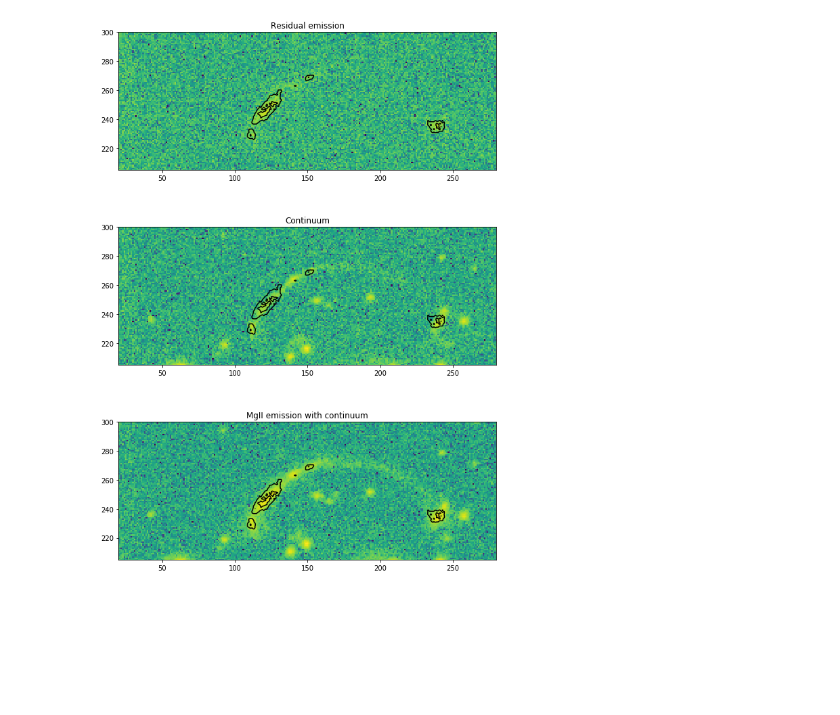
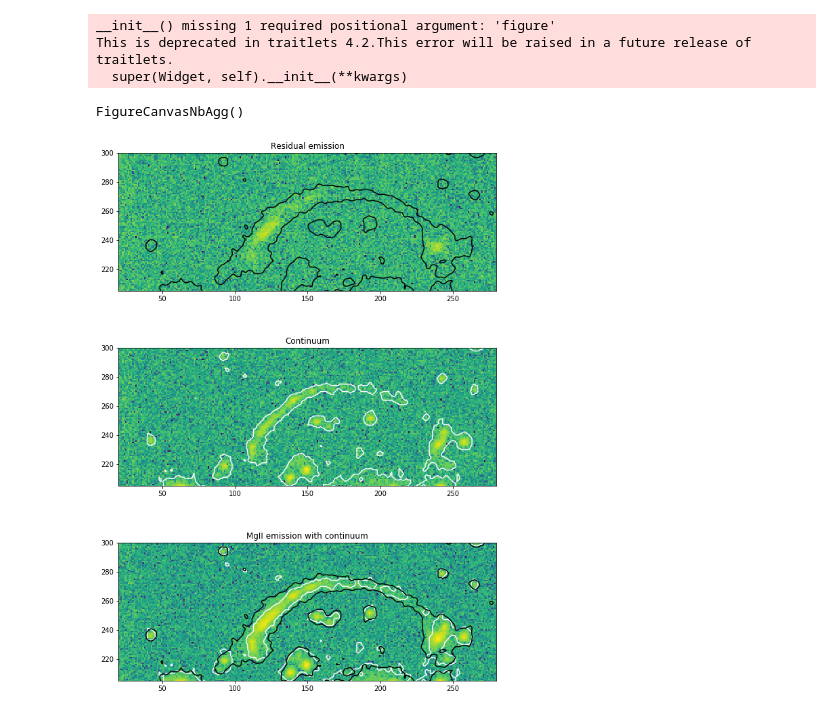
Before and after one commit to rongmon/musetools, a Jupyter notebook: src/musetools/MUSE_MgII_Emission.ipynb, the cells around one changed output. Drawn from its saved outputs; the diff is of its cells as text; code cells hidden in the pictures; blank space fills up the shorter version.

```diff
--- a/src/musetools/MUSE_MgII_Emission.ipynb
+++ b/src/musetools/MUSE_MgII_Emission.ipynb
@@ -105,18 +131,20 @@ Final_Image=1.+ROI*Mask
 # %%
 
+Final_Image=smooth_image(ems_image,stddev=1.4,sig_threshold=3.,sky_x=[260,280],sky_y=[40,100])
+Final_Image1=smooth_image(cont_image,stddev=1.4,sig_threshold=3.,sky_x=[260,280],sky_y=[40,100])
 
-
+Final_Image= Final_Image+1.
 
 ydim, xdim = Final_Image.shape
 
-zmin=-2
+zmin=-3
 zmax=2.
 
 x = np.arange(0., xdim, 1.)
 y = np.arange(0., ydim, 1.)
 X, Y = np.meshgrid(x, y)
-levels = 0.+np.arange(1., 6.601, 2.8)  # Boost the upper limit to avoid truncation errors.
-norm = cm.colors.Normalize(vmax=abs(Final_Image).max(), vmin=-abs(ROI).max())
+levels = 0.+np.arange(1., 3.601, 2)  # Boost the upper limit to avoid truncation errors.
+norm = cm.colors.Normalize(vmax=abs(Final_Image).max(), vmin=(Final_Image).min())
 
 width_in = 10
 fig=plt.figure( figsize=(width_in, 15))
@@ -129,7 +157,7 @@ ax.set_xlim([20,280])
 
 
 #CS = plt.contour(X, Y, lya_map,levels,norm=norm,cmap='plasma')
-CS = plt.contour(X, Y, Final_Image,[0.9,1.5,2.],norm=norm,cmap='winter')
+CS = plt.contour(X, Y, Final_Image,[-2.,4.],norm=norm,cmap='winter')
 
 
 #p = CS.collections[0].get_paths()[0]
@@ -144,37 +172,45 @@ CS = plt.contour(X, Y, Final_Image,[0.9,1.5,2.],norm=norm,cmap='winter')
 # %%
-
 
 zmin=-2
 zmax=2.
 
+zscale=[0.7,10.]
 width_in = 10
 fig=plt.figure(1, figsize=(width_in, 15))
 ax = fig.add_subplot(311)
-ax.imshow(np.log10(np.abs( residual_image)), cmap = plt.get_cmap('viridis'), origin='lower',vmin=zmin, vmax=zmax)
-CS = plt.contour(X, Y, np.log10(np.abs(Final_Image)),[0.9,1.5,2.],norm=norm,cmap='magma')
+ax.imshow(np.log10(np.abs(residual_image)), cmap = plt.get_cmap('viridis'), origin='lower',vmin=zmin, vmax=zmax)
+#CS1  = plt.contour(X, Y, np.log10(np.abs(1.+Final_Image1)),zscale,norm=norm,cmap=plt.get_cmap('Blues'))
+CS = plt.contour(X, Y, np.log10(np.abs(Final_Image)),zscale,norm=norm,cmap='magma')
+
 ax.set_title('Residual emission')
 ax.set_ylim([205,300])
 ax.set_xlim([20,280])
 
 
 ax1 = fig.add_subplot(312)
 ax1.imshow(np.log10(np.abs(cont_image )), cmap = plt.get_cmap('viridis'), origin='lower',vmin=zmin, vmax=zmax)
-CS = plt.contour(X, Y, np.log10(np.abs(Final_Image)),[0.9,1.5,2.],norm=norm,cmap='magma')
+CS1  = plt.contour(X, Y, np.log10(np.abs(1.+Final_Image1)),zscale,norm=norm,cmap=plt.get_cmap('Blues'))
+#CS = plt.contour(X, Y, np.log10(np.abs(Final_Image)),zscale,norm=norm,cmap='magma')
 
 ax1.set_title('Continuum')
 ax1.set_ylim([205,300])
 ax1.set_xlim([20,280])
 
 
 
 ax2 = fig.add_subplot(313)
 ax2.imshow(np.log10(np.abs(ems_image)), cmap = plt.get_cmap('viridis'), origin='lower',vmin=zmin, vmax=zmax)
-CS = plt.contour(X, Y, np.log10(np.abs(Final_Image)),[0.9,1.5,2.],norm=norm,cmap='magma')
+CS1  = plt.contour(X, Y, np.log10(np.abs(1.+Final_Image1)),zscale,norm=norm,cmap=plt.get_cmap('Blues'))
+CS = plt.contour(X, Y, np.log10(np.abs(Final_Image)),zscale,norm=norm,cmap='magma')
 
 ax2.set_title('MgII emission with continuum')
 ax2.set_ylim([205,300])
 ax2.set_xlim([20,280])
 
 plt.show()
 # %% [output]
+__init__() missing 1 required positional argument: 'figure'
+This is deprecated in traitlets 4.2.This error will be raised in a future release of traitlets.
+  super(Widget, self).__init__(**kwargs)
+FigureCanvasNbAgg()
-[figure, old version]
+[figure, new version]
```
Also changed, not shown: parts of 15 cells of this notebook.
